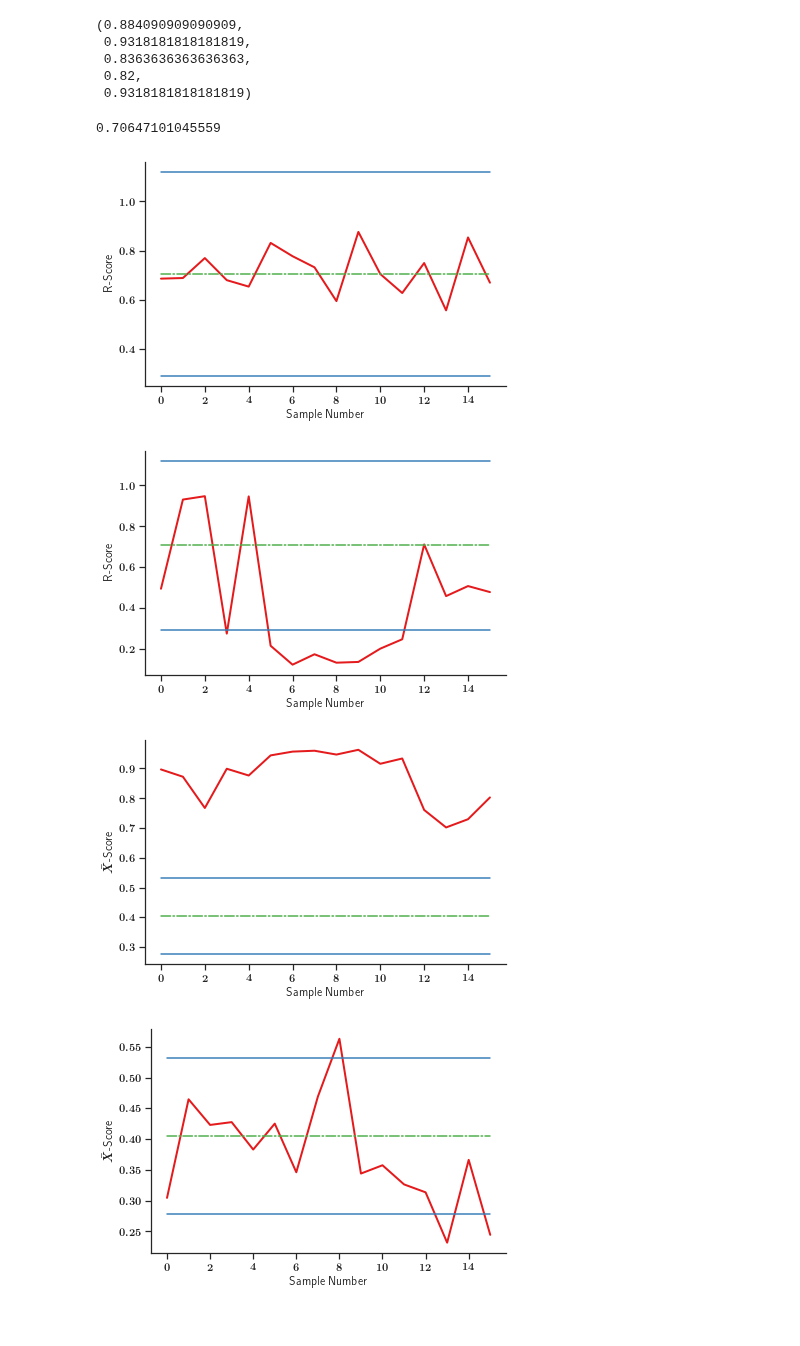
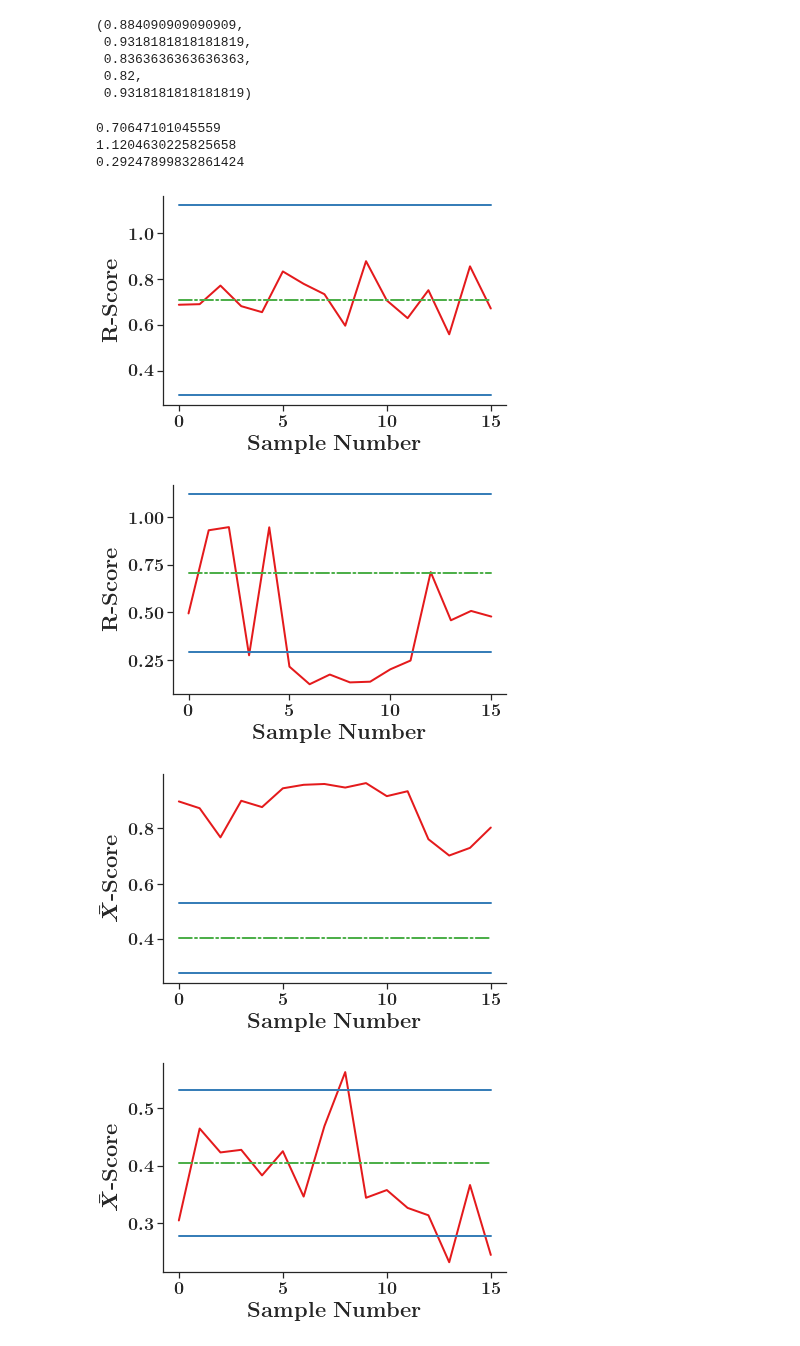
Before and after one commit to danielnewman09/Dissertation, a Jupyter notebook: Dissertation-Notebooks/Chapter-6/Plot-CLF-Performance.ipynb, the cells around one changed output. Drawn from its saved outputs; the diff is of its cells as text; code cells hidden in the pictures.

```diff
--- a/Dissertation-Notebooks/Chapter-6/Plot-CLF-Performance.ipynb
+++ b/Dissertation-Notebooks/Chapter-6/Plot-CLF-Performance.ipynb
@@ -176,10 +185,14 @@ x_lcl = x_dbar - A2 * r_bar
 
 r_ucl =  D4 * r_bar
 r_lcl =  D3 * r_bar
-# %%
-r_bar
-# %% [output]
-0.70647101045559
+# %%
+print(r_bar)
+print(r_ucl)
+print(r_lcl)
+# %% [output]
+0.70647101045559
+1.1204630225825658
+0.29247899832861424
 # %%
 # rcParams['axes.prop_cycle'] = cycler('color', ['#e41a1c', '#377eb8', '#4daf4a', '#984ea3', '#ff7f00', '#ffff33', '#a65628'])
 
@@ -199,12 +212,12 @@ ax.xaxis.set_ticks_position('bottom')
 ax.yaxis.set_ticks_position('left')
 
 # Create the axis labels
-plt.xlabel('Sample Number', labelpad=5)
-plt.ylabel('R-Score', labelpad=5)
+plt.xlabel(r'\textbf{Sample Number}', labelpad=5)
+plt.ylabel(r'\textbf{R-Score}', labelpad=5)
 
 # Adjust the page layout filling the page using the new tight_layout command
 plt.tight_layout(pad=1.2)
-
+plt.savefig('figures/R-Good.png',transparent=True)
 plt.show()
 
 
@@ -224,12 +237,12 @@ ax.xaxis.set_ticks_position('bottom')
 ax.yaxis.set_ticks_position('left')
 
 # Create the axis labels
-plt.xlabel('Sample Number', labelpad=5)
-plt.ylabel('R-Score', labelpad=5)
+plt.xlabel(r'\textbf{Sample Number}', labelpad=5)
+plt.ylabel(r'\textbf{R-Score}', labelpad=5)
 
 # Adjust the page layout filling the page using the new tight_layout command
 plt.tight_layout(pad=1.2)
-
+plt.savefig('figures/R-Bad.png',transparent=True)
 plt.show()
 
 
@@ -248,39 +261,42 @@ ax.spines['top'].set_color('none')
 ax.xaxis.set_ticks_position('bottom')
 ax.yaxis.set_ticks_position('left')
 
 # Create the axis labels
-plt.xlabel('Sample Number', labelpad=5)
-plt.ylabel(r'$\bar{X}$-Score', labelpad=5)
+plt.xlabel(r'\textbf{Sample Number}', labelpad=5)
+plt.ylabel(r'\textbf{$\bar{X}$-Score}', labelpad=5)
+
 
 # Adjust the page layout filling the page using the new tight_layout command
 plt.tight_layout(pad=1.2)
+plt.savefig('figures/X-Bad.png',transparent=True)
 plt.show()
 
 plt.figure(figsize=(6,4))
 
 # Customize the axes
 ax = plt.gca()
 
 plt.plot(x_good.flatten(),color='#e41a1c',linewidth=2)
 plt.plot(np.ones_like(x_good) * x_dbar,linestyle='dashdot',color='#4daf4a')
 plt.plot(np.ones_like(x_good) * x_ucl,linestyle='solid',color='#377eb8')
 plt.plot(np.ones_like(x_good) * x_lcl,linestyle='solid',color='#377eb8')
 
 ax.spines['right'].set_color('none')
 ax.spines['top'].set_color('none')
 ax.xaxis.set_ticks_position('bottom')
 ax.yaxis.set_ticks_position('left')
 
 # Create the axis labels
-plt.xlabel('Sample Number', labelpad=5)
-plt.ylabel(r'$\bar{X}$-Score', labelpad=5)
+plt.xlabel(r'\textbf{Sample Number}', labelpad=5)
+plt.ylabel(r'\textbf{$\bar{X}$-Score}', labelpad=5)
+
 
 # Adjust the page layout filling the page using the new tight_layout command
 plt.tight_layout(pad=1.2)
-
+plt.savefig('figures/X-Good.png',transparent=True)
 plt.show()
 # %% [output]
-[figure, old version]
+[figure, new version]
-[figure, old version]
+[figure, new version]
-[figure, old version]
+[figure, new version]
-[figure, old version]
+[figure, new version]
```
Also changed, not shown: parts of 4 cells of this notebook, 11 other files.
